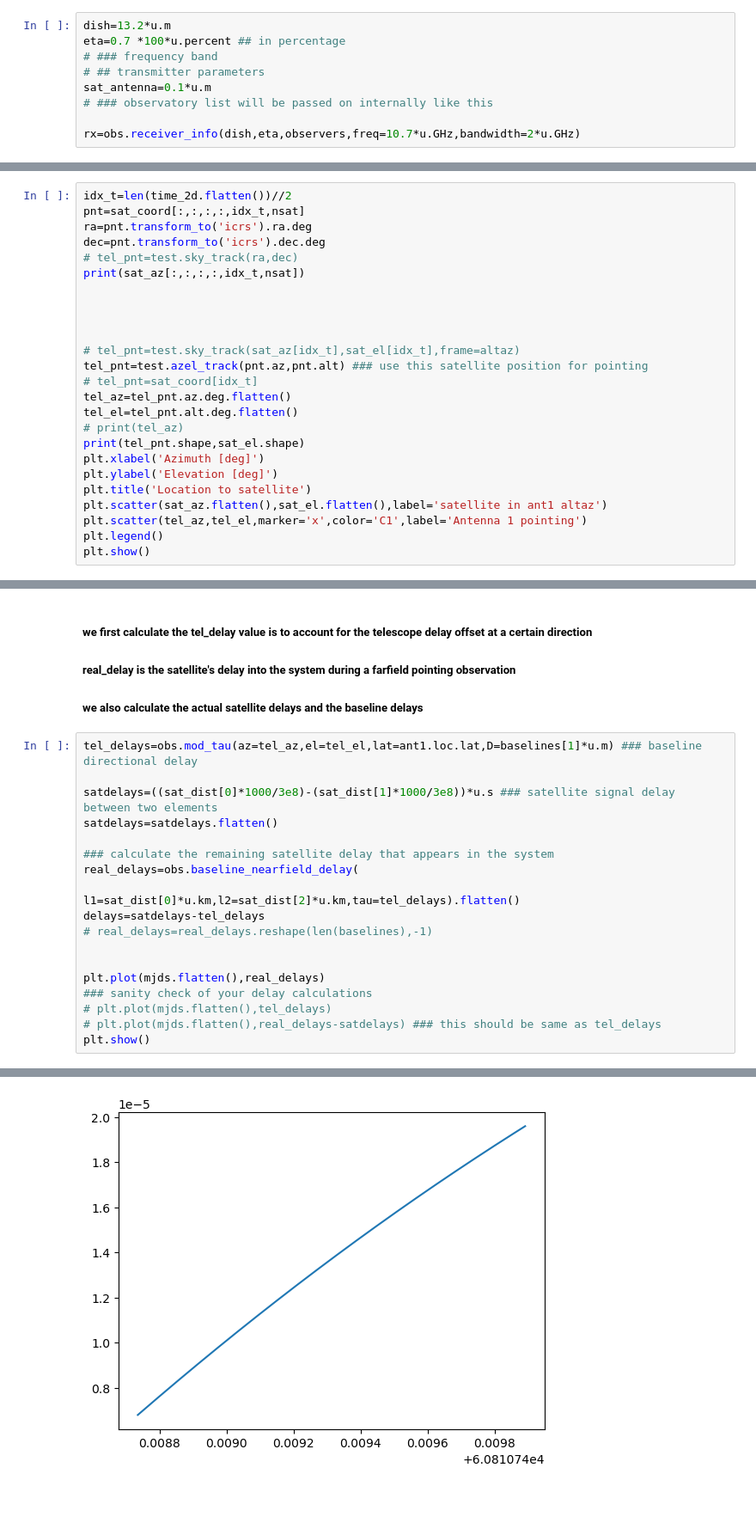
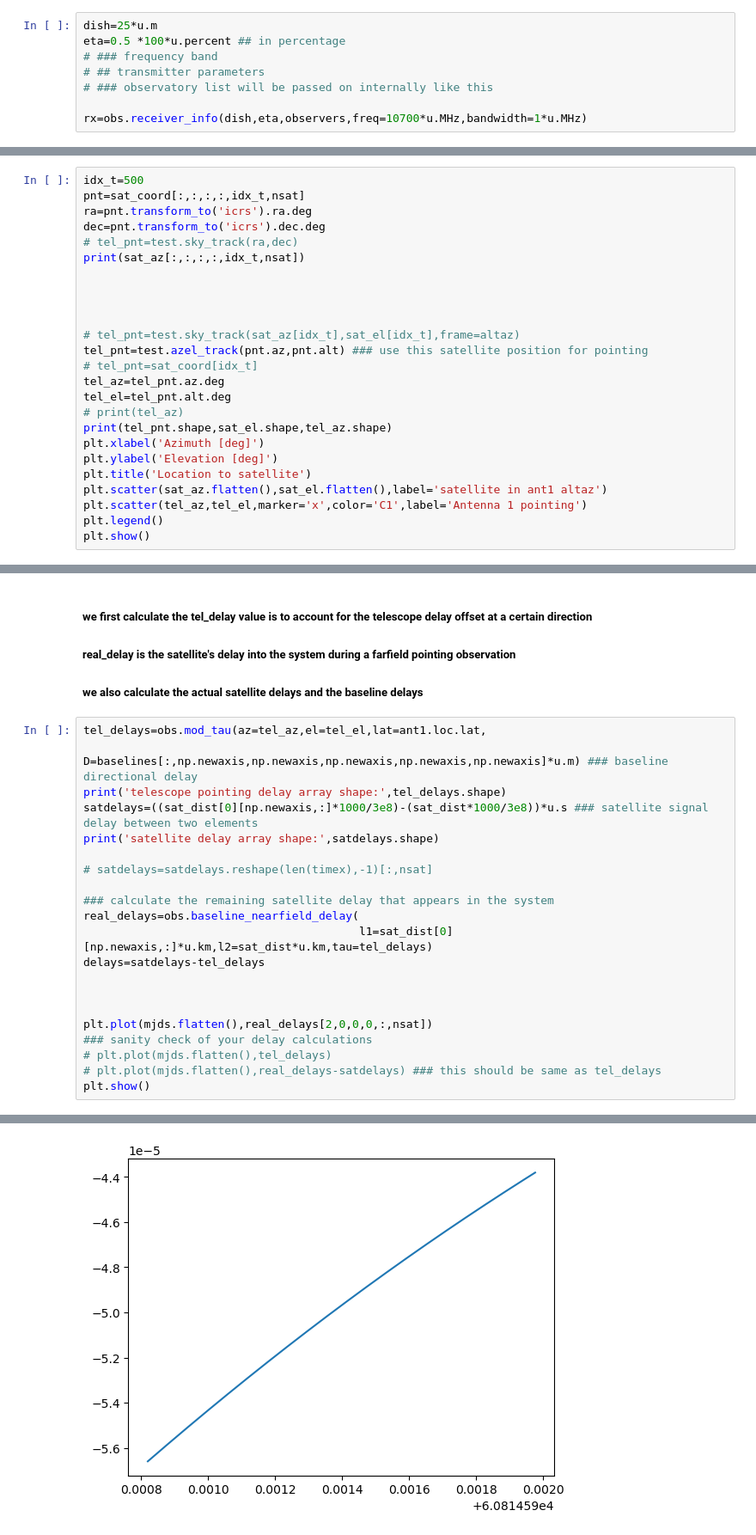
Before and after one commit to hqiu-nju/scepter, a Jupyter notebook: notebooks/fringe_simulation.ipynb, the cells around one changed output, grey strips where cells are left out. Shown at 86% size. Saved outputs shown, nothing was run; the diff lists cells and outputs as text; blank space fills up the shorter version.

Commit message:
update plotting function and also grid mode fringe analysis

```diff
--- a/notebooks/fringe_simulation.ipynb
+++ b/notebooks/fringe_simulation.ipynb
@@ -114,14 +117,13 @@ we are simulating 651 satellites over 1.0 days,
 each day/epoch contains 1000.0 integrations over 100.0 s seconds
 (651,)
 # %%
-dish=13.2*u.m
-eta=0.7 *100*u.percent ## in percentage
+dish=25*u.m
+eta=0.5 *100*u.percent ## in percentage
 # ### frequency band
 # ## transmitter parameters
-sat_antenna=0.1*u.m
 # ### observatory list will be passed on internally like this
 
-rx=obs.receiver_info(dish,eta,observers,freq=10.7*u.GHz,bandwidth=2*u.GHz)
+rx=obs.receiver_info(dish,eta,observers,freq=10700*u.MHz,bandwidth=1*u.MHz)
 # %%
 el_response=pd.read_csv('starlink_statistical_pfd.csv')
 x_el=el_response['el'].values
@@ -193,7 +195,7 @@ print(sat_coord.shape)
 # %% [output]
 (1, 1, 1, 1, 1000, 32)
 # %%
-idx_t=len(time_2d.flatten())//2
+idx_t=500
 pnt=sat_coord[:,:,:,:,idx_t,nsat]
 ra=pnt.transform_to('icrs').ra.deg
 dec=pnt.transform_to('icrs').dec.deg
@@ -206,10 +208,10 @@ print(sat_az[:,:,:,:,idx_t,nsat])
 # tel_pnt=test.sky_track(sat_az[idx_t],sat_el[idx_t],frame=altaz)
 tel_pnt=test.azel_track(pnt.az,pnt.alt) ### use this satellite position for pointing
 # tel_pnt=sat_coord[idx_t]
-tel_az=tel_pnt.az.deg.flatten()
-tel_el=tel_pnt.alt.deg.flatten()
+tel_az=tel_pnt.az.deg
+tel_el=tel_pnt.alt.deg
 # print(tel_az)
-print(tel_pnt.shape,sat_el.shape)
+print(tel_pnt.shape,sat_el.shape,tel_az.shape)
 plt.xlabel('Azimuth [deg]')
 plt.ylabel('Elevation [deg]')
 plt.title('Location to satellite')
@@ -294,19 +312,22 @@ plt.show()
 ##### real_delay is the satellite's delay into the system during a farfield pointing observation
 ##### we also calculate the actual satellite delays and the baseline delays
 # %%
-tel_delays=obs.mod_tau(az=tel_az,el=tel_el,lat=ant1.loc.lat,D=baselines[1]*u.m) ### baseline directional delay
+tel_delays=obs.mod_tau(az=tel_az,el=tel_el,lat=ant1.loc.lat,
+                       D=baselines[:,np.newaxis,np.newaxis,np.newaxis,np.newaxis,np.newaxis]*u.m) ### baseline directional delay
+print('telescope pointing delay array shape:',tel_delays.shape)
+satdelays=((sat_dist[0][np.newaxis,:]*1000/3e8)-(sat_dist*1000/3e8))*u.s ### satellite signal delay between two elements
+print('satellite delay array shape:',satdelays.shape)
 
-satdelays=((sat_dist[0]*1000/3e8)-(sat_dist[1]*1000/3e8))*u.s ### satellite signal delay between two elements
-satdelays=satdelays.flatten()
+# satdelays=satdelays.reshape(len(timex),-1)[:,nsat]
 
 ### calculate the remaining satellite delay that appears in the system
 real_delays=obs.baseline_nearfield_delay(
-                                         l1=sat_dist[0]*u.km,l2=sat_dist[2]*u.km,tau=tel_delays).flatten()
+                                         l1=sat_dist[0][np.newaxis,:]*u.km,l2=sat_dist*u.km,tau=tel_delays)
 delays=satdelays-tel_delays
-# real_delays=real_delays.reshape(len(baselines),-1)
 
 
-plt.plot(mjds.flatten(),real_delays)
+
+plt.plot(mjds.flatten(),real_delays[2,0,0,0,:,nsat])
 ### sanity check of your delay calculations
 # plt.plot(mjds.flatten(),tel_delays)
 # plt.plot(mjds.flatten(),real_delays-satdelays) ### this should be same as tel_delays
@@ -315,4 +338,4 @@ plt.show()
-[figure, old version]
+[figure, new version]
 # %%
 plt.figure(figsize=(10, 8))
 
```
Also changed, not shown: parts of 32 cells of this notebook, 4 other files.
